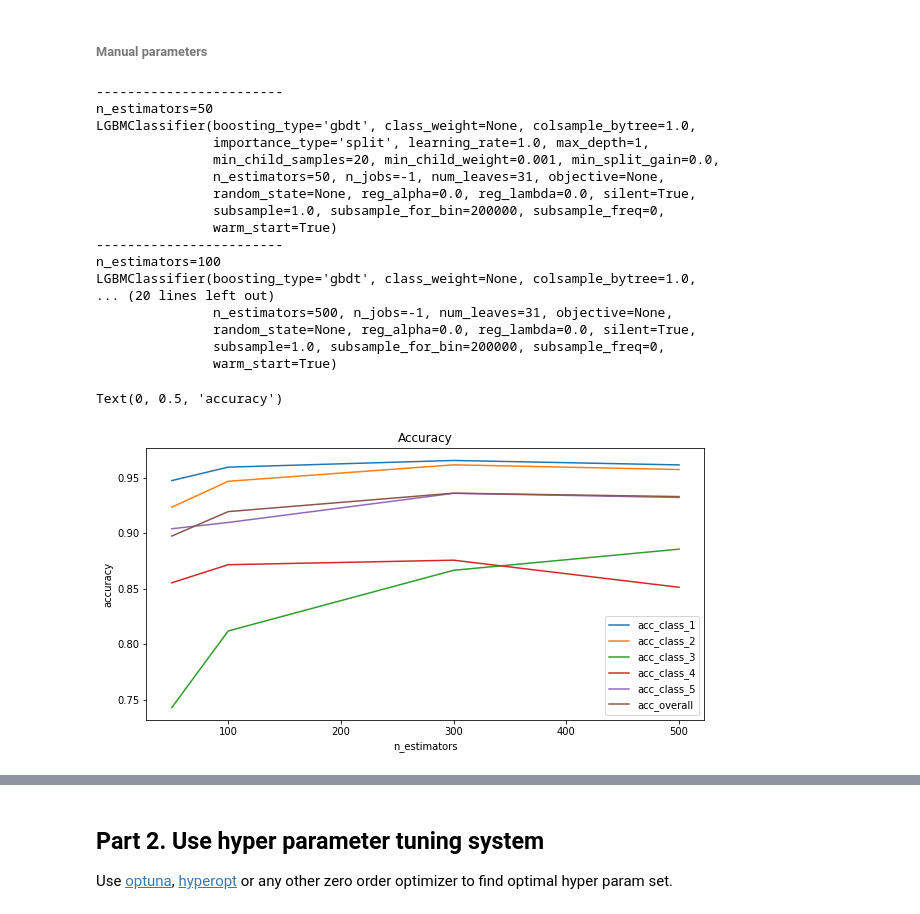
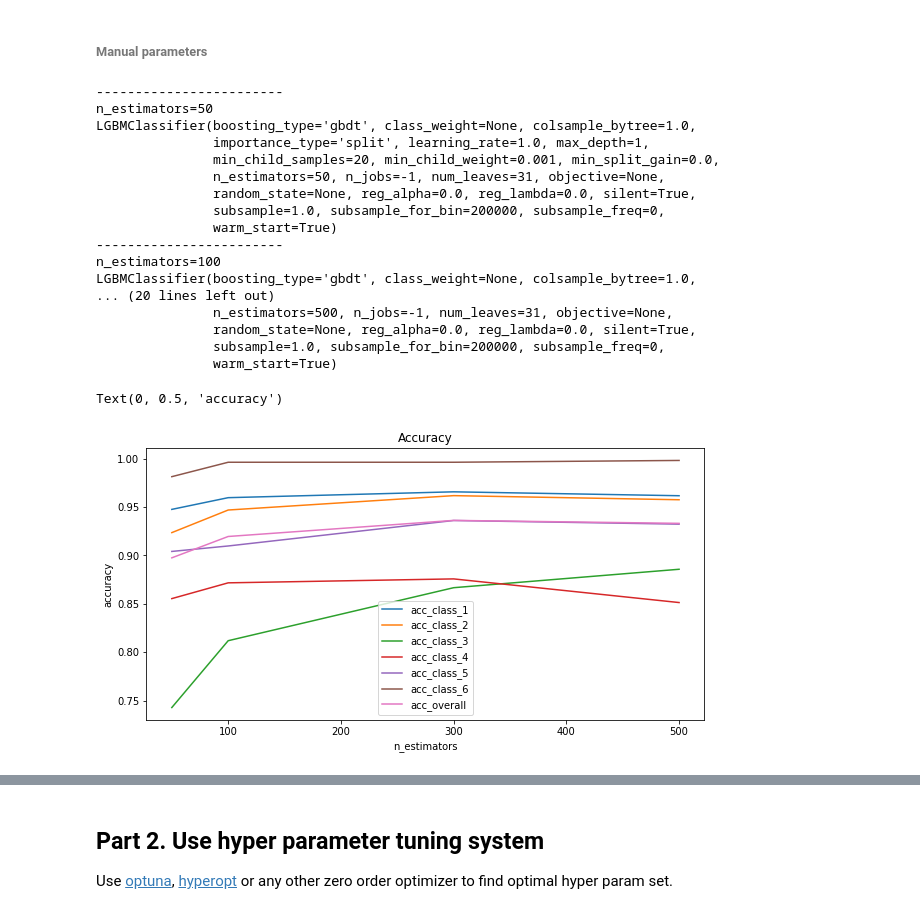
Before and after one commit to root-epifit/madmo-adv, a Jupyter notebook: homeworks/hw1_boosting_and_explanation.ipynb, the cells around one changed output, grey strips where cells are left out. Saved outputs shown, nothing was run; the diff lists cells and outputs as text; code cells hidden in the pictures.

```diff
--- a/homeworks/hw1_boosting_and_explanation.ipynb
+++ b/homeworks/hw1_boosting_and_explanation.ipynb
@@ -292,0 +319,40 @@ summary_plot(shap_values, X_test_pca, plot_type="bar", plot_size=(15, 10)) ###
+# %%
+# Проверим модель на 7-ми наиболее важных фичах
+
+most_important_features = [0,1,2,3,4,5,7]
+X_train_pca_mif = X_train_pca[:,most_important_features]
+X_test_pca_mif = X_test_pca[:,most_important_features]
+
+model = LGBMClassifier()
+model.fit(X_train_pca_mif, y_train)
+
+y_pred = model.predict(X_test_pca_mif)
+
+# метрики
+print_metrics(y_test, y_pred)
+
+# Confusion matrix
+cf_m_mif = confusion_matrix(y_test, y_pred)
+print(f'\nConfusion matrix for 7 features: {cf_m_mif}\n')
+
+fig, axs = plt.subplots(1,2,
+                        figsize=(12,5),
+                        #sharex='col',
+                        sharey='row' ,
+                        )
+
+plt.ylabel("Real value")
+plt.xlabel("Predicted value")
+
+st = fig.suptitle('Compare metrics for 2 sets of features')
+st.set_y(0.0)
+
+h1=sns.heatmap(cf_m_mif, annot=True, fmt="d", ax=axs[0])
+h1.set(title="7 features",
+      xlabel="Predicted values",
+      ylabel="Real values",)
+
+h2=sns.heatmap(cf_m, annot=True, fmt="d", ax=axs[1])
+h2.set(title="All features",
+      xlabel="Predicted values",
+      ylabel="Real values",)
@@ -312,32 +400,32 @@ for n_estimator in estimators:
 # Визуализируем
 results = np.array(results)
 
 data = {}
 for i in range(results.shape[1]):
-    data['acc_class_'+str(i+1) if i !=5 else 'acc_overall']=results[:,i]
+    data['acc_class_'+str(i+1) if i+1 != 7 else 'acc_overall']=results[:,i]
 
 df = pd.DataFrame(data=data, index=estimators)
 df.plot(figsize=(10,5))
 plt.title('Accuracy')
 plt.xlabel('n_estimators')
 plt.ylabel('accuracy')
 # %% [output]
 ------------------------
 n_estimators=50
 LGBMClassifier(boosting_type='gbdt', class_weight=None, colsample_bytree=1.0,
                importance_type='split', learning_rate=1.0, max_depth=1,
                min_child_samples=20, min_child_weight=0.001, min_split_gain=0.0,
                n_estimators=50, n_jobs=-1, num_leaves=31, objective=None,
                random_state=None, reg_alpha=0.0, reg_lambda=0.0, silent=True,
                subsample=1.0, subsample_for_bin=200000, subsample_freq=0,
                warm_start=True)
 ------------------------
 n_estimators=100
 LGBMClassifier(boosting_type='gbdt', class_weight=None, colsample_bytree=1.0,
 ... (20 lines left out)
                n_estimators=500, n_jobs=-1, num_leaves=31, objective=None,
                random_state=None, reg_alpha=0.0, reg_lambda=0.0, silent=True,
                subsample=1.0, subsample_for_bin=200000, subsample_freq=0,
                warm_start=True)
 Text(0, 0.5, 'accuracy')
-[figure, old version]
+[figure, new version]
```
Also changed, not shown: parts of 34 cells of this notebook.
